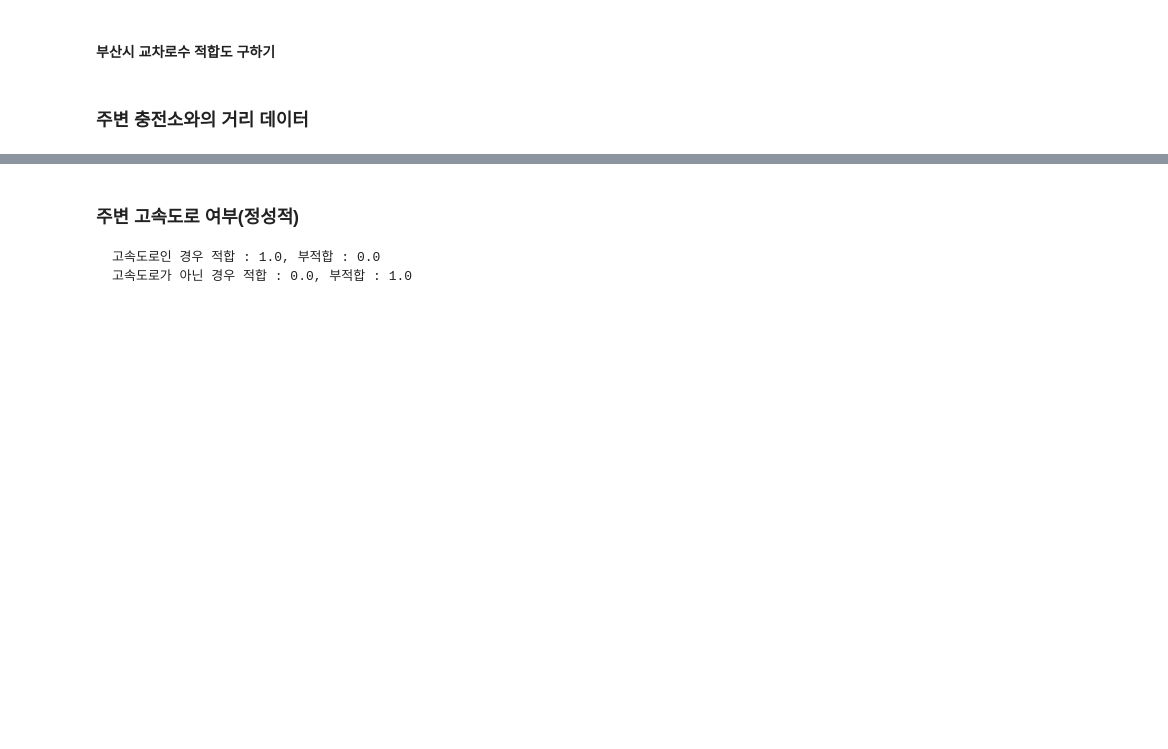
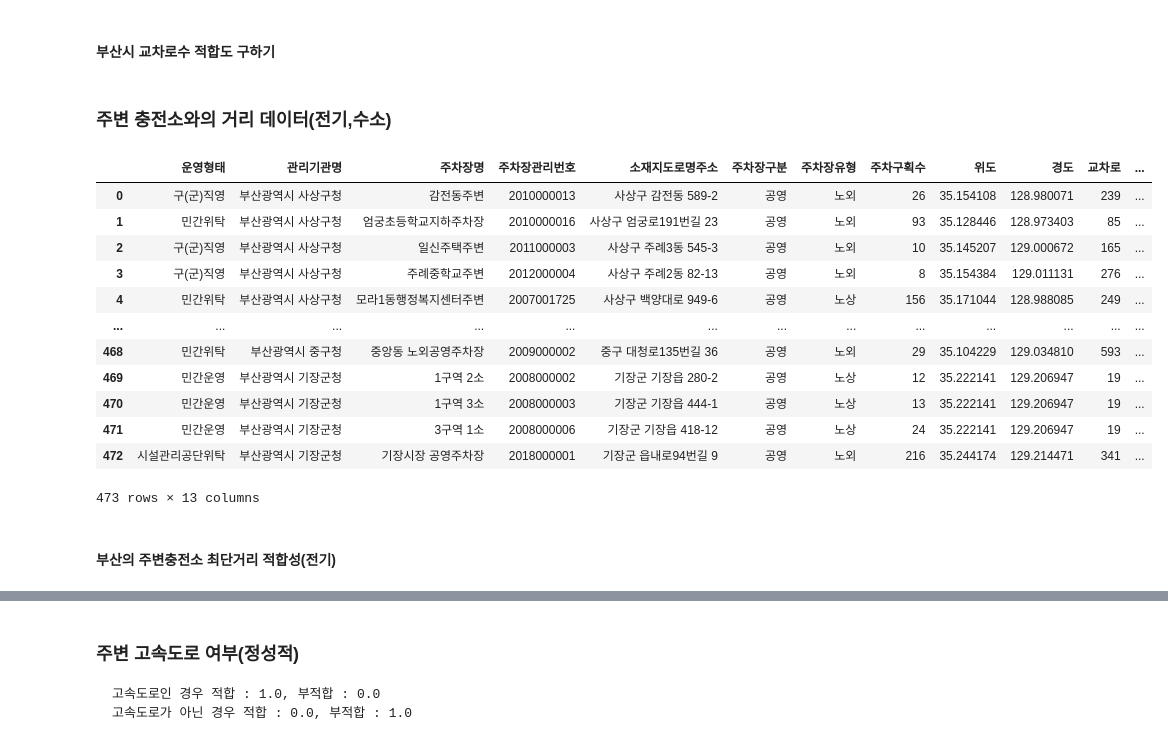
Before and after one commit to jhparkland/Green-Car-Charging-Station-Site-Selection, a Jupyter notebook: Notebook/GVCS/GVCS.ipynb, the cells around one changed output, grey strips where cells are left out. Saved outputs shown, nothing was run; the diff lists cells and outputs as text; code cells hidden in the pictures; blank space fills up the shorter version.

```diff
--- a/Notebook/GVCS/GVCS.ipynb
+++ b/Notebook/GVCS/GVCS.ipynb
@@ -701,4 +704,24 @@ df_parking_intersection
 intersection_pro, intersection_pro_negative = cal_norm(df_parking_intersection['교차로'].mean(),df_parking_intersection['교차로'].std(),
 df_parking_intersection['교차로'].min(),df_parking_intersection['교차로'].max(),intersection_standard,False)
 # %% [markdown]
-### 주변 충전소와의 거리 데이터
+### 주변 충전소와의 거리 데이터(전기,수소)
+# %%
+parking_EV_path = 'C:\\Users\\SAMSUNG\\Desktop\\Green-Car-Charging-Station-Site-Selection\\Data\\부산 주차장 현황(교차로).csv'
+df_parking_EV = pd.read_csv(parking_EV_path, encoding='cp949')
+df_parking_EV
+# %% [output]
+|  | 운영형태 | 관리기관명 | 주차장명 | 주차장관리번호 | 소재지도로명주소 | 주차장구분 | 주차장유형 | 주차구획수 | 위도 | 경도 | 교차로 | ... |
+| 0 | 구(군)직영 | 부산광역시 사상구청 | 감전동주변 | 2010000013 | 사상구 감전동 589-2 | 공영 | 노외 | 26 | 35.154108 | 128.980071 | 239 | ... |
+| 1 | 민간위탁 | 부산광역시 사상구청 | 엄궁초등학교지하주차장 | 2010000016 | 사상구 엄궁로191번길 23 | 공영 | 노외 | 93 | 35.128446 | 128.973403 | 85 | ... |
+| 2 | 구(군)직영 | 부산광역시 사상구청 | 일신주택주변 | 2011000003 | 사상구 주례3동 545-3 | 공영 | 노외 | 10 | 35.145207 | 129.000672 | 165 | ... |
+| 3 | 구(군)직영 | 부산광역시 사상구청 | 주례중학교주변 | 2012000004 | 사상구 주례2동 82-13 | 공영 | 노외 | 8 | 35.154384 | 129.011131 | 276 | ... |
+| 4 | 민간위탁 | 부산광역시 사상구청 | 모라1동행정복지센터주변 | 2007001725 | 사상구 백양대로 949-6 | 공영 | 노상 | 156 | 35.171044 | 128.988085 | 249 | ... |
+| ... | ... | ... | ... | ... | ... | ... | ... | ... | ... | ... | ... | ... |
+| 468 | 민간위탁 | 부산광역시 중구청 | 중앙동 노외공영주차장 | 2009000002 | 중구 대청로135번길 36 | 공영 | 노외 | 29 | 35.104229 | 129.034810 | 593 | ... |
+| 469 | 민간운영 | 부산광역시 기장군청 | 1구역 2소 | 2008000002 | 기장군 기장읍 280-2 | 공영 | 노상 | 12 | 35.222141 | 129.206947 | 19 | ... |
+| 470 | 민간운영 | 부산광역시 기장군청 | 1구역 3소 | 2008000003 | 기장군 기장읍 444-1 | 공영 | 노상 | 13 | 35.222141 | 129.206947 | 19 | ... |
+| 471 | 민간운영 | 부산광역시 기장군청 | 3구역 1소 | 2008000006 | 기장군 기장읍 418-12 | 공영 | 노상 | 24 | 35.222141 | 129.206947 | 19 | ... |
+| 472 | 시설관리공단위탁 | 부산광역시 기장군청 | 기장시장 공영주차장 | 2018000001 | 기장군 읍내로94번길 9 | 공영 | 노외 | 216 | 35.244174 | 129.214471 | 341 | ... |
+473 rows × 13 columns
+# %% [markdown]
+#### 부산의 주변충전소 최단거리 적합성(전기)
```
Also changed, not shown: parts of 20 cells of this notebook, 34 other files.
